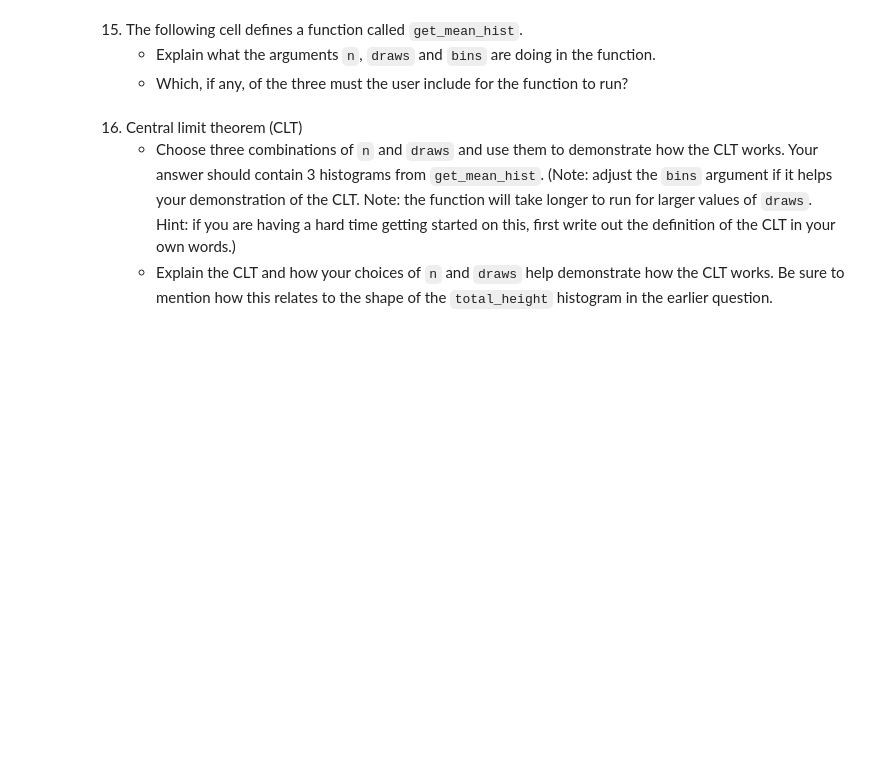
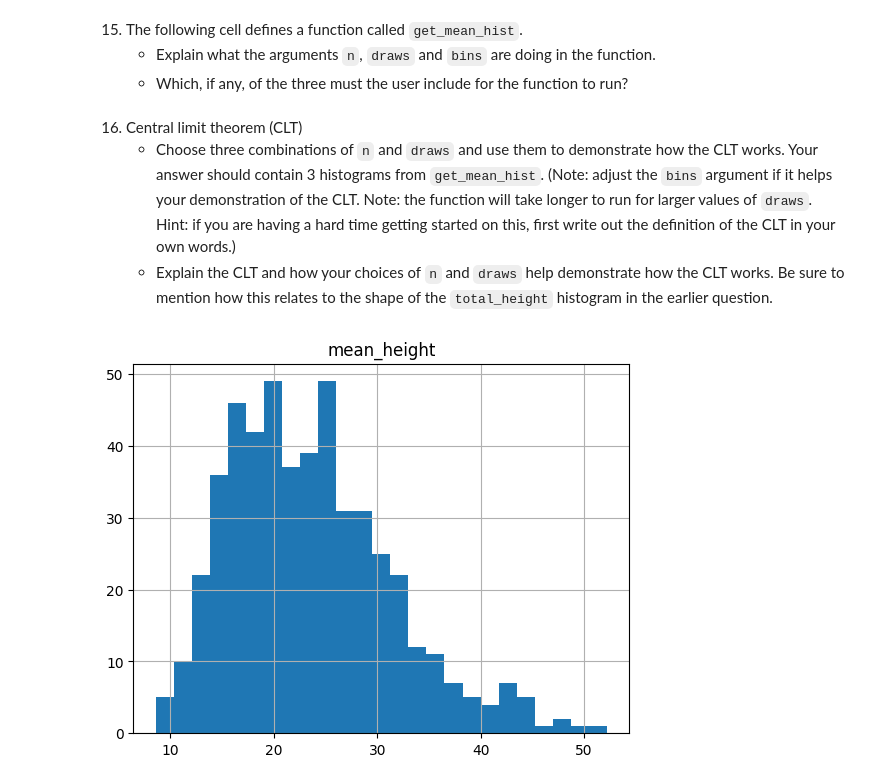
Before and after one commit to arrivingskills/da, a Jupyter notebook: exercises/exercise04.ipynb, the cells around one changed output. Cells and saved outputs as stored; diff of their text form; code cells hidden in the pictures; blank space fills up the shorter version.

```diff
--- a/exercises/exercise04.ipynb
+++ b/exercises/exercise04.ipynb
@@ -97,3 +107,7 @@ def get_mean_hist(n, draws, bins=30):
 16. Central limit theorem (CLT)
     - Choose three combinations of `n` and `draws` and use them to demonstrate how the CLT works. Your answer should contain 3 histograms from `get_mean_hist`. (Note: adjust the `bins` argument if it helps your demonstration of the CLT. Note: the function will take longer to run for larger values of `draws`. Hint: if you are having a hard time getting started on this, first write out the definition of the CLT in your own words.)
     - Explain the CLT and how your choices of `n` and `draws` help demonstrate how the CLT works. Be sure to mention how this relates to the shape of the `total_height` histogram in the earlier question.
+# %%
+get_mean_hist(n=5, draws=500, bins=25)
+# %% [output]
+[figure, added]
```
Also changed, not shown: parts of 4 cells of this notebook, 54 other files.
